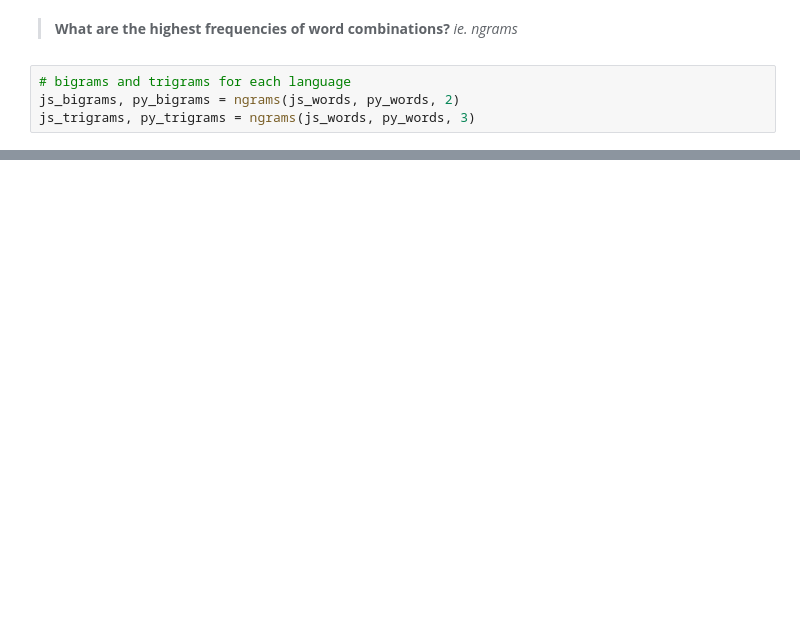
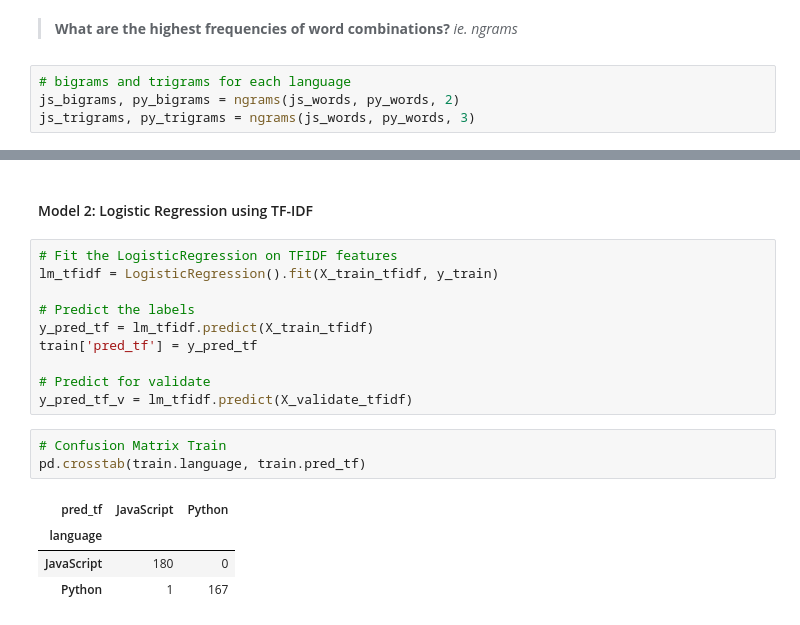
Before and after one commit to Brandon-Martinez27/nlp_project, a Jupyter notebook: nlp_final_notebook.ipynb, the cells around one changed output, grey strips where cells are left out. Drawn from its saved outputs; the diff is of its cells as text; blank space fills up the shorter version.

```diff
--- a/nlp_final_notebook.ipynb
+++ b/nlp_final_notebook.ipynb
@@ -205,0 +310,20 @@ plot_ngrams(js_bigrams, py_bigrams, js_trigrams, py_trigrams)
+# %% [markdown]
+#### Model 2: Logistic Regression using TF-IDF
+# %%
+# Fit the LogisticRegression on TFIDF features
+lm_tfidf = LogisticRegression().fit(X_train_tfidf, y_train)
+
+# Predict the labels
+y_pred_tf = lm_tfidf.predict(X_train_tfidf)
+train['pred_tf'] = y_pred_tf
+
+# Predict for validate
+y_pred_tf_v = lm_tfidf.predict(X_validate_tfidf)
+# %%
+# Confusion Matrix Train
+pd.crosstab(train.language, train.pred_tf)
+# %% [output]
+| pred_tf | JavaScript | Python |
+| language |  |  |
+| JavaScript | 180 | 0 |
+| Python | 1 | 167 |
```
Also changed, not shown: parts of 29 cells of this notebook, 2 other files.
